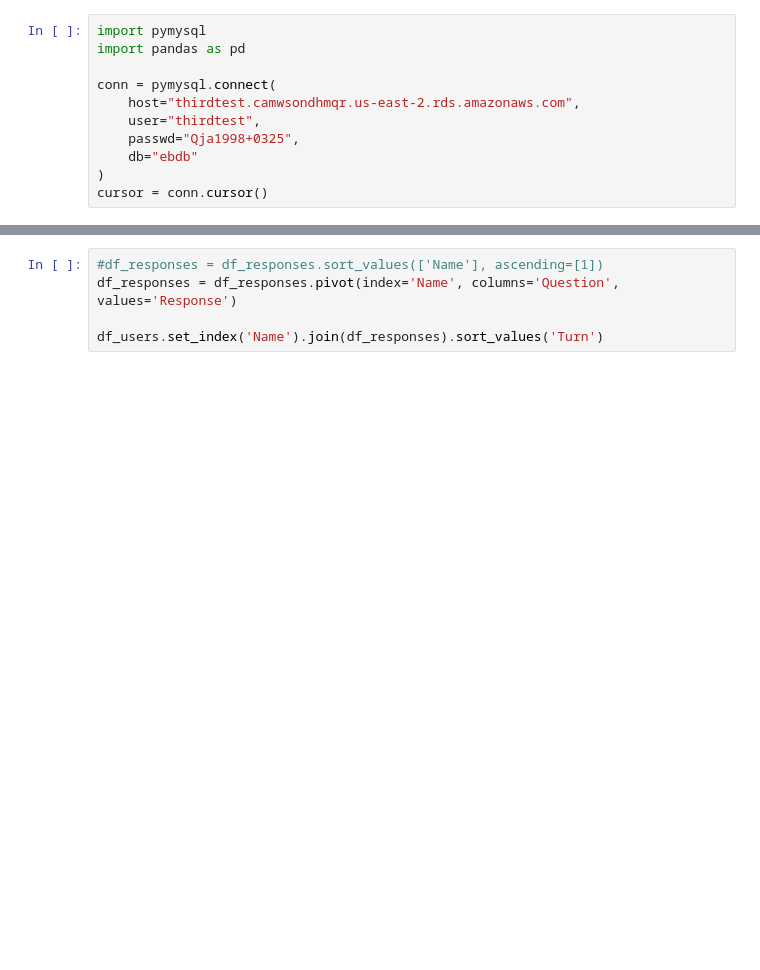
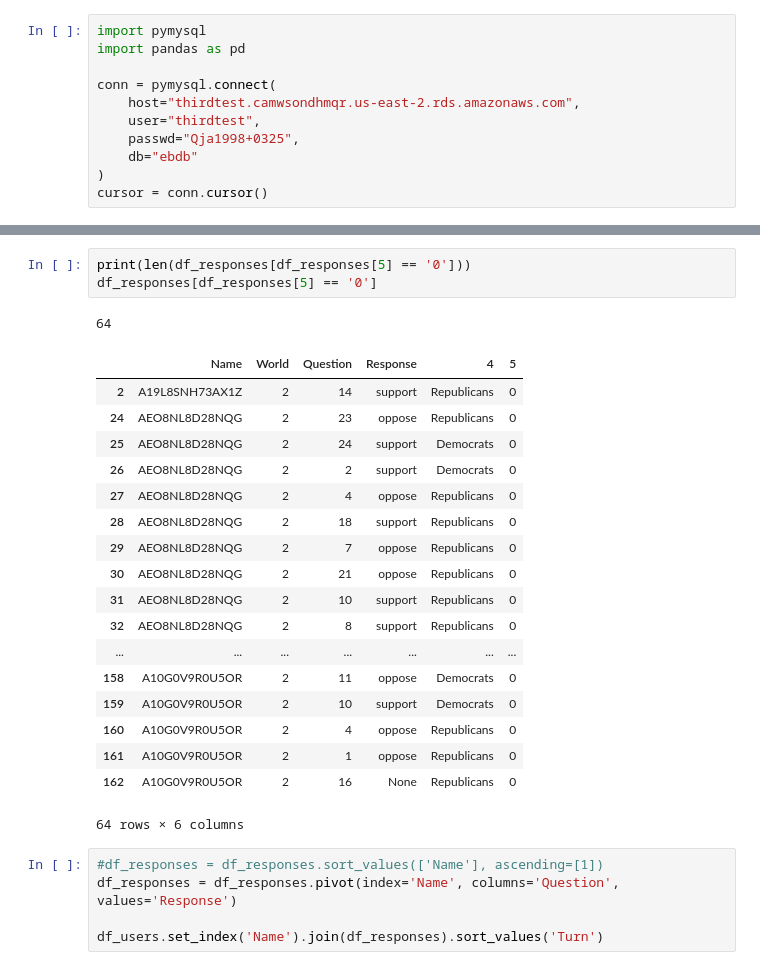
Before and after one commit to AlexMRuch/PartyLab, a Jupyter notebook: experiment_analysis_1/experiment_analysis_1.ipynb, the cells around one changed output, grey strips where cells are left out. Saved outputs shown, nothing was run; the diff lists cells and outputs as text; blank space fills up the shorter version.

```diff
--- a/experiment_analysis_1/experiment_analysis_1.ipynb
+++ b/experiment_analysis_1/experiment_analysis_1.ipynb
@@ -69,3 +99,26 @@ df_responses
+# %%
+print(len(df_responses[df_responses[5] == '0']))
+df_responses[df_responses[5] == '0']
+# %% [output]
+64
+|  | Name | World | Question | Response | 4 | 5 |
+| 2 | A19L8SNH73AX1Z | 2 | 14 | support | Republicans | 0 |
+| 24 | AEO8NL8D28NQG | 2 | 23 | oppose | Republicans | 0 |
+| 25 | AEO8NL8D28NQG | 2 | 24 | support | Democrats | 0 |
+| 26 | AEO8NL8D28NQG | 2 | 2 | support | Democrats | 0 |
+| 27 | AEO8NL8D28NQG | 2 | 4 | oppose | Republicans | 0 |
+| 28 | AEO8NL8D28NQG | 2 | 18 | support | Republicans | 0 |
+| 29 | AEO8NL8D28NQG | 2 | 7 | oppose | Republicans | 0 |
+| 30 | AEO8NL8D28NQG | 2 | 21 | oppose | Republicans | 0 |
+| 31 | AEO8NL8D28NQG | 2 | 10 | support | Republicans | 0 |
+| 32 | AEO8NL8D28NQG | 2 | 8 | support | Republicans | 0 |
+| ... | ... | ... | ... | ... | ... | ... |
+| 158 | A10G0V9R0U5OR | 2 | 11 | oppose | Democrats | 0 |
+| 159 | A10G0V9R0U5OR | 2 | 10 | support | Democrats | 0 |
+| 160 | A10G0V9R0U5OR | 2 | 4 | oppose | Republicans | 0 |
+| 161 | A10G0V9R0U5OR | 2 | 1 | oppose | Republicans | 0 |
+| 162 | A10G0V9R0U5OR | 2 | 16 | None | Republicans | 0 |
+64 rows × 6 columns
 # %%
 #df_responses = df_responses.sort_values(['Name'], ascending=[1])
 df_responses = df_responses.pivot(index='Name', columns='Question', values='Response')
```
Also changed, not shown: parts of 4 cells of this notebook.
